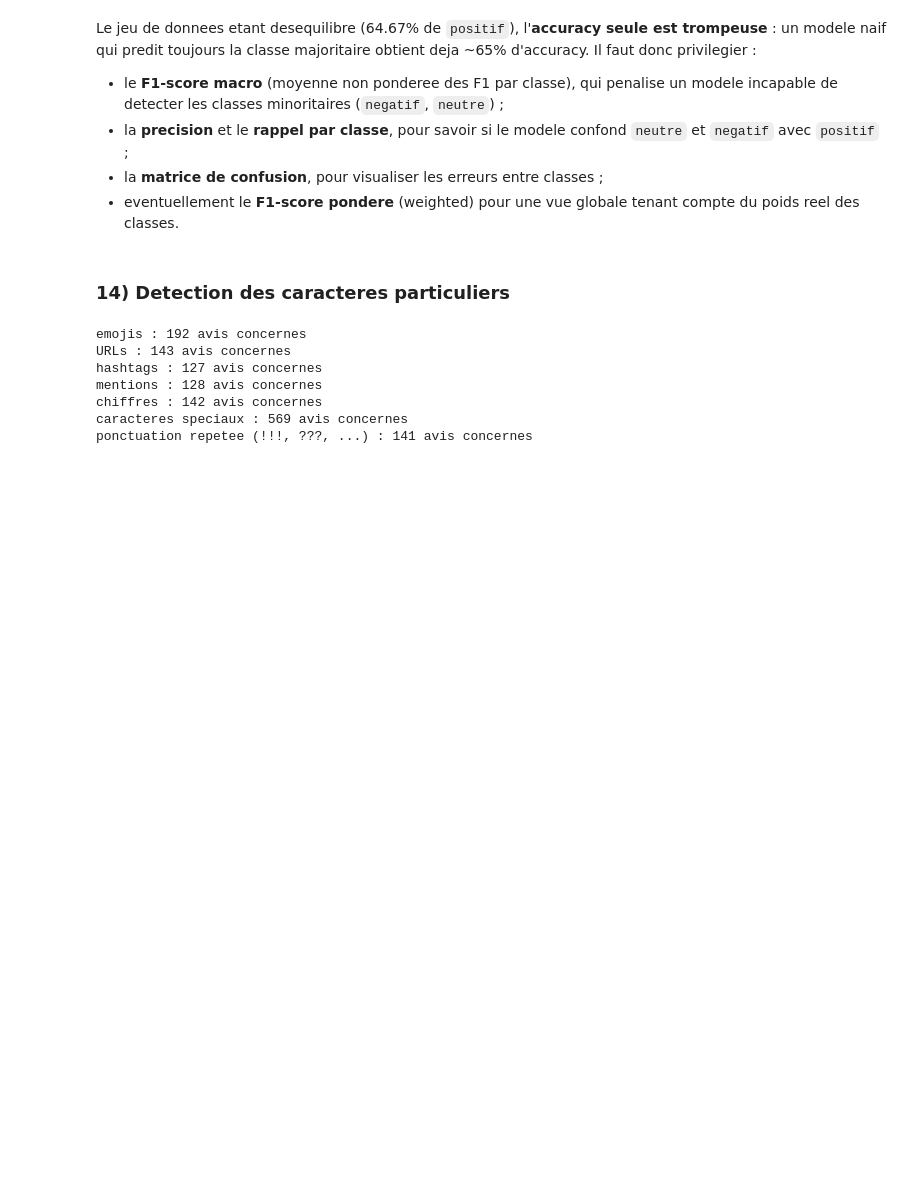
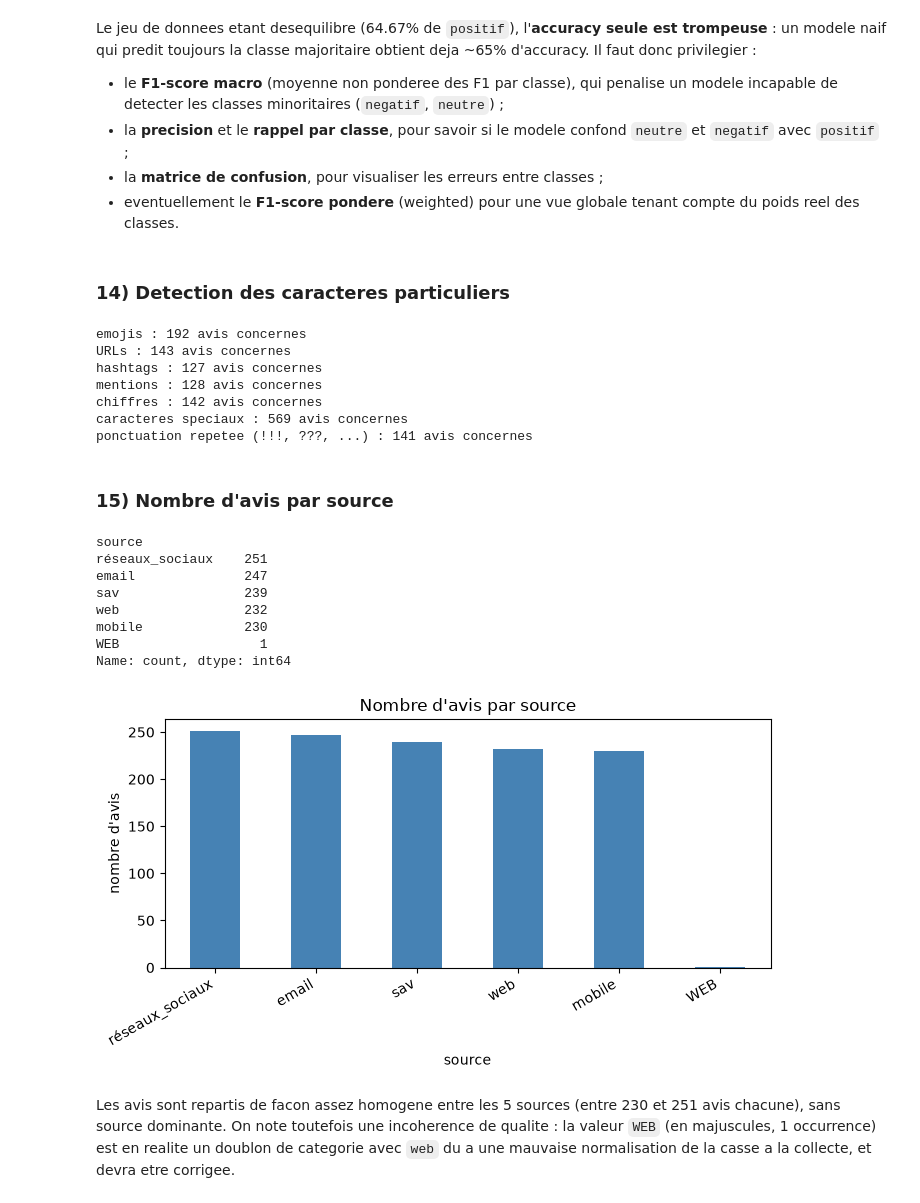
Before and after one commit to khadija470/atelier_prepa_donnees_textuelles, a Jupyter notebook: notebooks/atelier_prepa_donnees_textuelles.ipynb, the cells around one changed output. Saved outputs shown, nothing was run; the diff lists cells and outputs as text; code cells hidden in the pictures; blank space fills up the shorter version.

Commit message:
Partie 1 - 15) Visualisation et commentaire du nombre d'avis par source (incoherence WEB/web)

```diff
--- a/notebooks/atelier_prepa_donnees_textuelles.ipynb
+++ b/notebooks/atelier_prepa_donnees_textuelles.ipynb
@@ -254,3 +254,26 @@ mentions : 128 avis concernes
 chiffres : 142 avis concernes
 caracteres speciaux : 569 avis concernes
 ponctuation repetee (!!!, ???, ...) : 141 avis concernes
+# %% [markdown]
+### 15) Nombre d'avis par source
+# %%
+avis_par_source = df['source'].value_counts()
+print(avis_par_source)
+
+avis_par_source.plot(kind='bar', color='steelblue', figsize=(7, 4), title="Nombre d'avis par source")
+plt.ylabel("nombre d'avis")
+plt.xticks(rotation=30, ha='right')
+plt.tight_layout()
+plt.show()
+# %% [output]
+source
+réseaux_sociaux    251
+email              247
+sav                239
+web                232
+mobile             230
+WEB                  1
+Name: count, dtype: int64
+[figure, added]
+# %% [markdown]
+Les avis sont repartis de facon assez homogene entre les 5 sources (entre 230 et 251 avis chacune), sans source dominante. On note toutefois une incoherence de qualite : la valeur `WEB` (en majuscules, 1 occurrence) est en realite un doublon de categorie avec `web` du a une mauvaise normalisation de la casse a la collecte, et devra etre corrigee.
```
